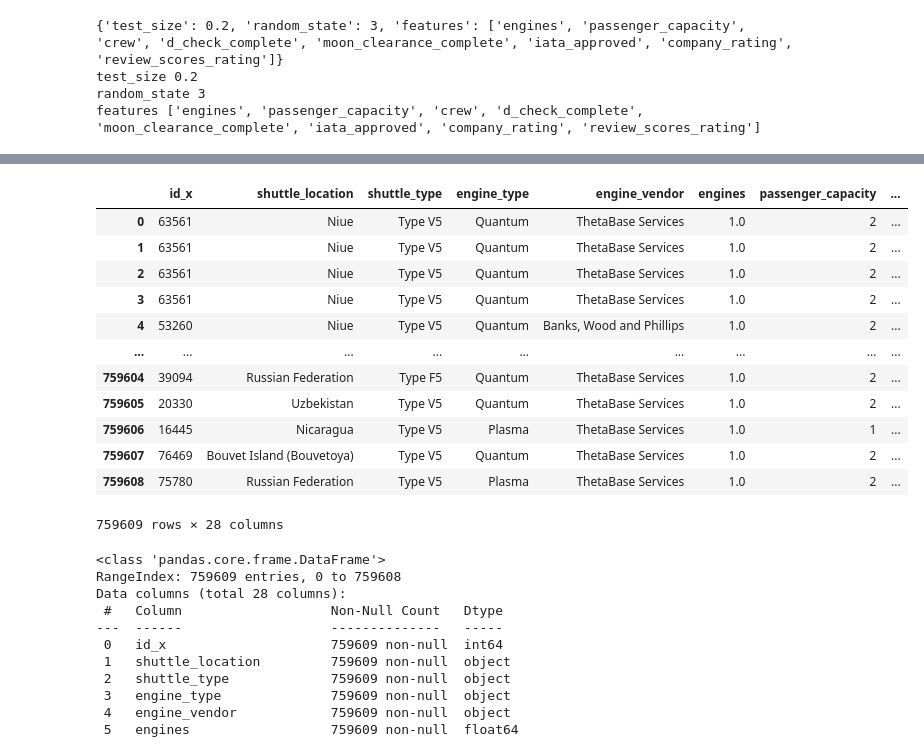
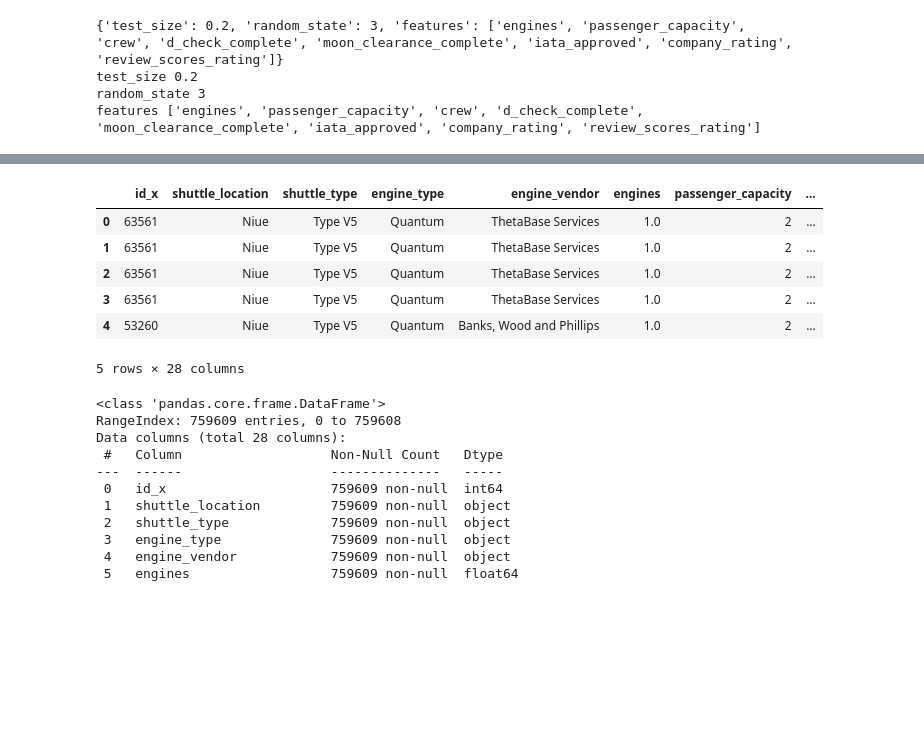
Before and after one commit to AdityaNarayan23/Spaceflights-Tutorial, a Jupyter notebook: notebooks/spaceflights_practice.ipynb, the cells around one changed output, grey strips where cells are left out. Saved outputs shown, nothing was run; the diff lists cells and outputs as text; code cells hidden in the pictures; blank space fills up the shorter version.

```diff
--- a/conf/base/spaceflights_practice.ipynb
+++ b/notebooks/spaceflights_practice.ipynb
@@ -207,19 +209,13 @@ model_input_table = catalog.load("model_input_table")
 # %%
-model_input_table
+model_input_table.head()
 # %% [output]
 |  | id_x | shuttle_location | shuttle_type | engine_type | engine_vendor | engines | passenger_capacity | ... |
 | 0 | 63561 | Niue | Type V5 | Quantum | ThetaBase Services | 1.0 | 2 | ... |
 | 1 | 63561 | Niue | Type V5 | Quantum | ThetaBase Services | 1.0 | 2 | ... |
 | 2 | 63561 | Niue | Type V5 | Quantum | ThetaBase Services | 1.0 | 2 | ... |
 | 3 | 63561 | Niue | Type V5 | Quantum | ThetaBase Services | 1.0 | 2 | ... |
 | 4 | 53260 | Niue | Type V5 | Quantum | Banks, Wood and Phillips | 1.0 | 2 | ... |
-| ... | ... | ... | ... | ... | ... | ... | ... | ... |
-| 759604 | 39094 | Russian Federation | Type F5 | Quantum | ThetaBase Services | 1.0 | 2 | ... |
-| 759605 | 20330 | Uzbekistan | Type V5 | Quantum | ThetaBase Services | 1.0 | 2 | ... |
-| 759606 | 16445 | Nicaragua | Type V5 | Plasma | ThetaBase Services | 1.0 | 1 | ... |
-| 759607 | 76469 | Bouvet Island (Bouvetoya) | Type V5 | Quantum | ThetaBase Services | 1.0 | 2 | ... |
-| 759608 | 75780 | Russian Federation | Type V5 | Plasma | ThetaBase Services | 1.0 | 2 | ... |
-759609 rows × 28 columns
+5 rows × 28 columns
 # %%
 model_input_table.info()
 # %% [output]
```
Also changed, not shown: parts of 12 cells of this notebook, 8 other files.
